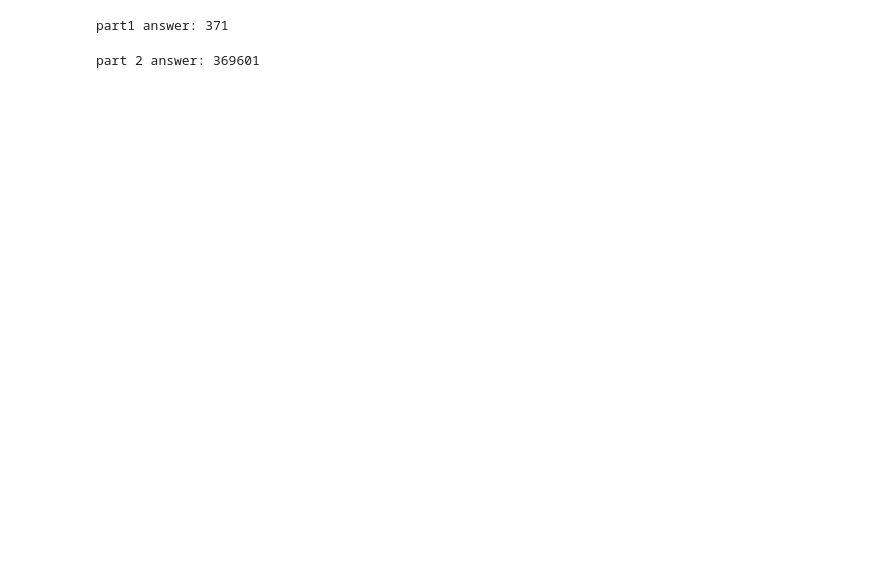
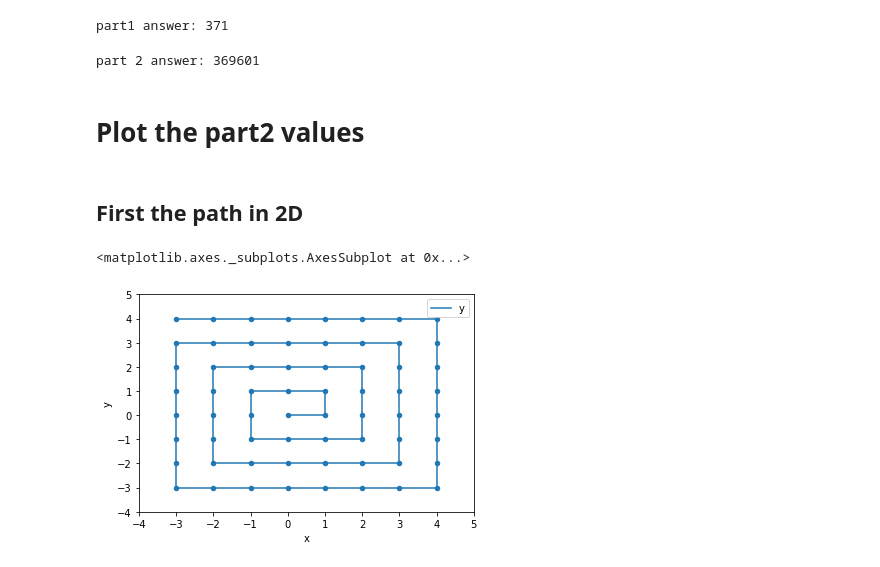
Before and after one commit to MarkNOakden/AdventOfCode, a Jupyter notebook: 17/03/day03.ipynb, the cells around one changed output. Saved outputs shown, nothing was run; the diff lists cells and outputs as text; code cells hidden in the pictures; blank space fills up the shorter version.

Commit message:
add plots to day3

```diff
--- a/17/03/day03.ipynb
+++ b/17/03/day03.ipynb
@@ -66,3 +66,5 @@ while current_val <= input_address:
 print(f'part 2 answer: {current_val}')
 # %% [output]
 part 2 answer: 369601
+# %% [markdown]
+# Plot the part2 values
@@ -68,0 +79,19 @@ part 2 answer: 369601
+# %%
+x_min = min(map(lambda x: x[0], sum_grid.keys()))
+x_max = max(map(lambda x: x[0], sum_grid.keys()))
+y_min = min(map(lambda x: x[1], sum_grid.keys()))
+y_max = max(map(lambda x: x[1], sum_grid.keys()))
+# %%
+l = []
+for i in sum_grid.items():
+    (x, y), z = i
+    l.append([x, y, z])
+df = pd.DataFrame(l, columns=['x', 'y', 'z'])
+# %% [markdown]
+## First the path in 2D
+# %%
+ax = df[['x', 'y']].plot(x='x', y='y', xlim=(x_min-1, x_max+1), ylim=(y_min-1, y_max+1))
+df[['x', 'y']].plot(ax=ax, kind='scatter', x='x', y='y')
+# %% [output]
+<matplotlib.axes._subplots.AxesSubplot at 0x...>
+[figure, added]
```
Also changed, not shown: parts of 5 cells of this notebook.
